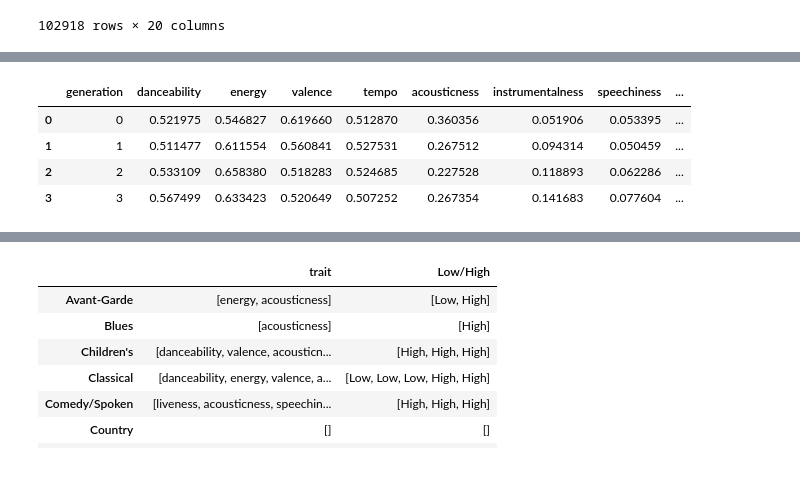
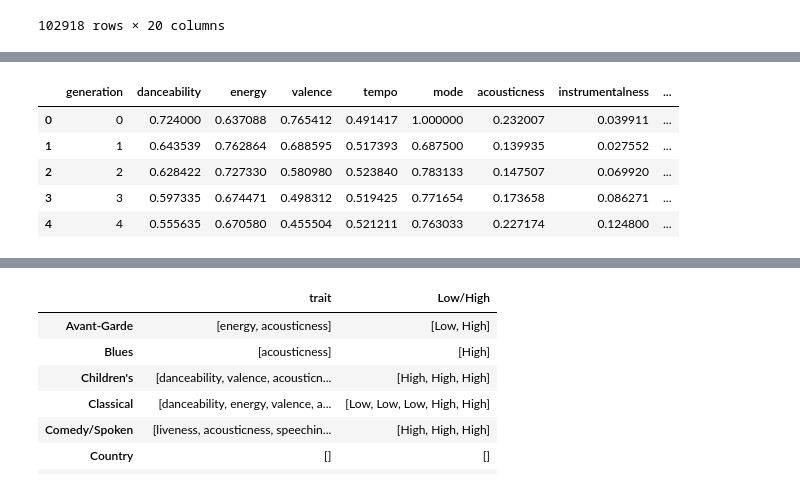
Before and after one commit to Wichaelian/ICM-2021, a Jupyter notebook: 2021_ICM_Problem_D_Data/Bullet 1.ipynb, the cells around one changed output, grey strips where cells are left out. Drawn from its saved outputs; the diff is of its cells as text; code cells hidden in the pictures.

```diff
--- a/2021_ICM_Problem_D_Data/Bullet 1.ipynb
+++ b/2021_ICM_Problem_D_Data/Bullet 1.ipynb
@@ -25,7 +25,7 @@ def scaleAttr(df, attr):
     span = max(df[attr]) - floor
     df[attr] = [(x-floor)/span for x in df[attr]]
 # %%
-songStats = ['danceability', 'energy', 'valence', 'tempo', 'acousticness', 'instrumentalness', 'speechiness']
+songStats = ['danceability', 'energy', 'valence', 'tempo', 'mode', 'acousticness', 'instrumentalness', 'speechiness']
 def artistSimilarity(a1, a2):
     a1Stats = artists[artists['artist_id'] == a1][songStats].to_numpy()
     a2Stats = artists[artists['artist_id'] == a2][songStats].to_numpy()
@@ -285,13 +280,16 @@ def subNetwork(root):
             break
         lastyear = year
     genSummary = genSummary.iloc[:i].reset_index()
+    subNetwork = subNetwork[subNetwork['generation'] < i]
+
     return genSummary, subNetwork.sort_values('generation').reset_index()
 # %%
-genSum, fullList = subNetwork(754032)#Beatles subnetwork
+genSum, fullList = subNetwork(246960)#wham subnetwork
 genSum
 # %% [output]
-|  | generation | danceability | energy | valence | tempo | acousticness | instrumentalness | speechiness | ... |
-| 0 | 0 | 0.521975 | 0.546827 | 0.619660 | 0.512870 | 0.360356 | 0.051906 | 0.053395 | ... |
-| 1 | 1 | 0.511477 | 0.611554 | 0.560841 | 0.527531 | 0.267512 | 0.094314 | 0.050459 | ... |
-| 2 | 2 | 0.533109 | 0.658380 | 0.518283 | 0.524685 | 0.227528 | 0.118893 | 0.062286 | ... |
-| 3 | 3 | 0.567499 | 0.633423 | 0.520649 | 0.507252 | 0.267354 | 0.141683 | 0.077604 | ... |
+|  | generation | danceability | energy | valence | tempo | mode | acousticness | instrumentalness | ... |
+| 0 | 0 | 0.724000 | 0.637088 | 0.765412 | 0.491417 | 1.000000 | 0.232007 | 0.039911 | ... |
+| 1 | 1 | 0.643539 | 0.762864 | 0.688595 | 0.517393 | 0.687500 | 0.139935 | 0.027552 | ... |
+| 2 | 2 | 0.628422 | 0.727330 | 0.580980 | 0.523840 | 0.783133 | 0.147507 | 0.069920 | ... |
+| 3 | 3 | 0.597335 | 0.674471 | 0.498312 | 0.519425 | 0.771654 | 0.173658 | 0.086271 | ... |
+| 4 | 4 | 0.555635 | 0.670580 | 0.455504 | 0.521211 | 0.763033 | 0.227174 | 0.124800 | ... |
```
Also changed, not shown: parts of 10 cells of this notebook, 1 other file.
